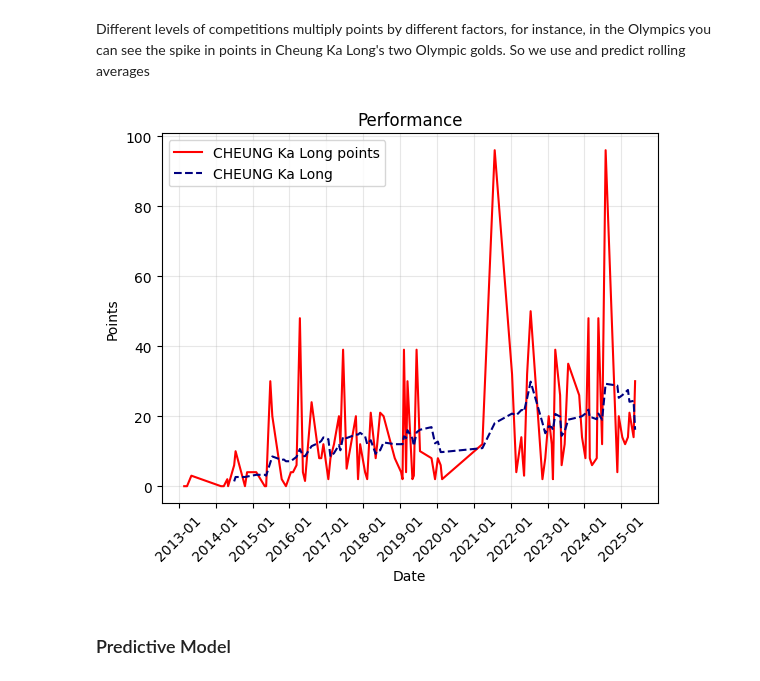
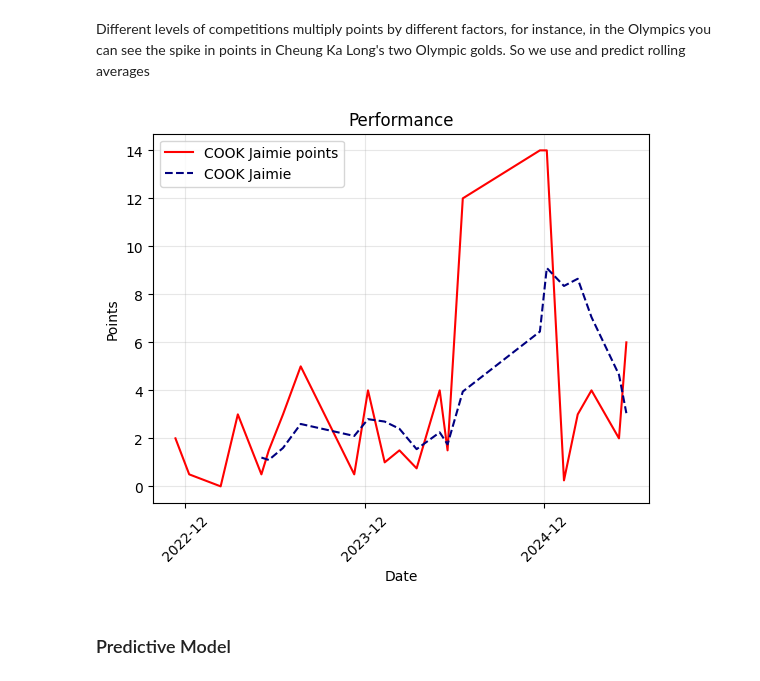
Before and after one commit to JoeL-8883/Fencing-Score-Predictor, a Jupyter notebook: predict_RNN.ipynb, the cells around one changed output. Cells and saved outputs as stored; diff of their text form; code cells hidden in the pictures.

```diff
--- a/predict_RNN.ipynb
+++ b/predict_RNN.ipynb
@@ -13,5 +16,7 @@ import requests
 # %%
-df = pd.read_csv('/content/data.csv')
+path = kagglehub.dataset_download("foillee/fencing-points")
+csv_path = os.path.join(path, 'data.csv')
+df = pd.read_csv(csv_path)
 df = df.sort_values(by='date')
 df['date'] = pd.to_datetime(df['date'])
 df.head()
@@ -42,28 +49,28 @@ Different levels of competitions multiply points by different factors, for insta
 # %%
 import matplotlib.pyplot as plt
 import matplotlib.dates as mdates
-fencer_name = 'CHEUNG Ka Long'
+fencer_name = 'COOK Jaimie'
 df_fencer = df[df['fencer_name'] == fencer_name]
 plt.title('Performance')
 plt.xlabel('Date')
 plt.ylabel('Points')
 
 # Compute rolling averages
-window = 8
+window = 5
 rolling_avg = df_fencer['points_earned'].rolling(window=window).mean()
 plt.plot(df_fencer['date'], df_fencer['points_earned'], label=fencer_name + ' points', color='red')
 plt.plot(df_fencer['date'], rolling_avg, label=fencer_name, color='navy', linestyle='--')
 
 
 plt.grid(True, alpha=0.3)
 plt.legend()
 
 plt.gca().xaxis.set_major_locator(mdates.MonthLocator(interval=12))
 plt.gca().xaxis.set_major_formatter(mdates.DateFormatter('%Y-%m'))
 plt.xticks(rotation=45)
 plt.show()
 # %% [output]
-[figure, old version]
+[figure, new version]
 # %%
 window_size = 8
 # Compute rolling averages
```
Also changed, not shown: parts of 12 cells of this notebook.
